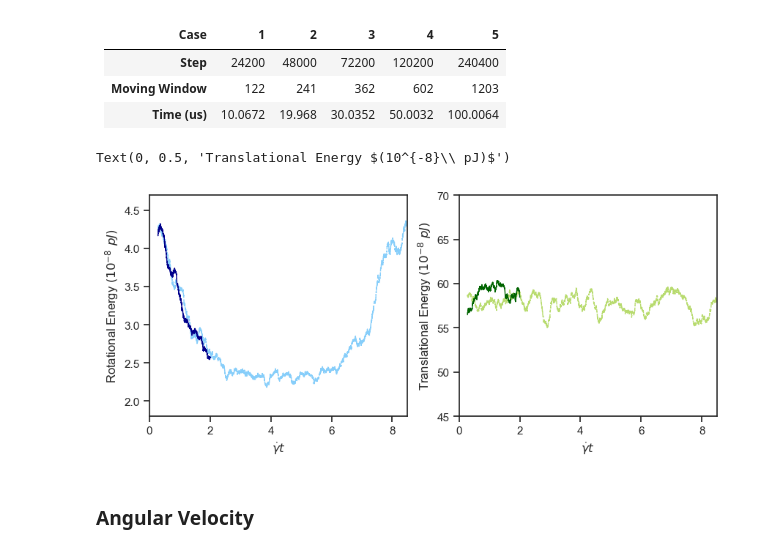
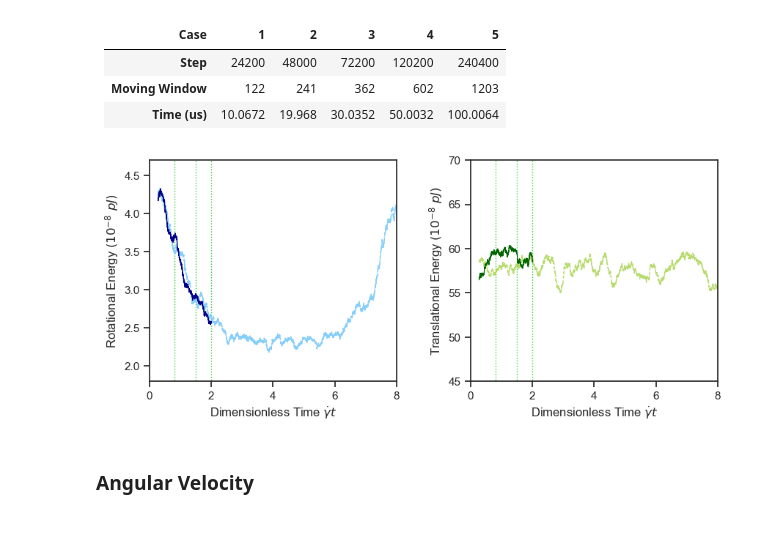
Before and after one commit to gary89git/data_processing, a Jupyter notebook: flip1-30.ipynb, the cells around one changed output. Cells and saved outputs as stored; diff of their text form; code cells hidden in the pictures.

```diff
--- a/flip1-30.ipynb
+++ b/flip1-30.ipynb
@@ -111,6 +111,8 @@ where $T_J$ is the period.
 
 $$\frac{d\theta}{d\dot\gamma t}=\frac{1}{a^2+b^2}\left(b^2\cos^2\theta+a^2\sin^2\theta\right)$$
 # %%
-J_t = np.linspace(0,6050,3001)
-# a, b = 0.818, 1.78   #1, 2.4
+J_t = np.linspace(0,8,800)
+a, b = 0.818, 1.675   #1, 2.4
+J_T = 2*np.pi*(a/b+b/a)/gamma
+print(J_T*gamma/2)
 pivot = (a**2+b**2)*2*np.pi/(a*b*gamma*2)
@@ -121,12 +125,16 @@ J_omega = -2*0.002798 * (a**2 * (np.sin(J_theta+np.pi/2))**2 + b**2 * (np.cos(J_
 # %% [markdown]
 Converting to strain:
 # %%
-x_theta = np.linspace(0,20,500)
-J_theta = np.arctan((b/a) * np.tan((-a*b*x_theta)/(a**2+b**2))) - np.pi/2
-# J_theta = -np.arctan(2.4 * np.tan((2*np.pi*J_t)/J_T + np.pi/2)) - np.pi/2
-J_omega = -2 * (a**2 * (np.sin(J_theta+np.pi/2))**2 + b**2 * (np.cos(J_theta+np.pi/2))**2) / (a**2 + b**2)
+x_theta = np.linspace(0,8,800)
+J_theta = np.arctan((b/a) * np.tan((-a*b*(x_theta))/(a**2+b**2))) - np.pi/2
+J_omega = -2 * gamma * (a**2 * (np.sin(J_theta+np.pi/2))**2 + b**2 * (np.cos(J_theta+np.pi/2))**2) / (a**2 + b**2)
+for i in range(len(J_theta)):
+    if J_theta[i] <= -np.pi/2 and x_theta[i] < 4:
+        J_theta[i] += np.pi/2
+    else:
+        J_theta[i] -= np.pi/2
 # %%
-pline = [644.8,1015.04,1258.4,1778.4,2159.04,2404.48,3265.6,3839.93,4089.28]
+pline = [287.04,536.64,715.52]
 pline = [i*gamma for i in pline]
 # %%
 sns.set_style("ticks") # darkgrid, whitegrid, dark, white, ticks
@@ -342,42 +353,43 @@ print("Done!")
 sns.set_style("ticks") # darkgrid, whitegrid, dark, white, ticks
 sns.set_context("notebook") # paper, notebook, talk, poster
 fig = pl.figure(figsize=(10, 4), dpi=100)
 ax1 = fig.add_subplot(121)
-# for i in range(len(pline)):
-#     ax1.plot([pline[i]]*2, [1,5], color='limegreen', linewidth=1, alpha=1, linestyle=':')
+for i in range(len(pline)):
+    ax1.plot([pline[i]]*2, [1,5], color='limegreen', linewidth=1, alpha=1, linestyle=':')
 
 # ax1.plot(t_sts[w-1:], E_t, linestyle='--', color='yellowgreen', linewidth=1, alpha=0.7, label=r'$E^{sts}_{tr}$')
 ax1.plot(t_sts[w-1:], E_r, linestyle='--', color='lightskyblue', linewidth=1, alpha=1, label=r'$E^{sts}_{ro}$')
 
 # ax1.plot(t_ats, E_ta, linestyle='-', color='darkgreen', linewidth=1, alpha=1, label=r'$E^{ats}_{tr}$')
 ax1.plot(t_ats, E_ra, linestyle='-', color='darkblue', linewidth=1, alpha=1, label=r'$E^{ats}_{ro}$')
 
 # ax1.legend(loc=9, ncol=1, fontsize='large')
-ax1.set_xlim([0,8.5])
+ax1.set_xlim([0,8])
 # ax1.set_xticks(range(0,3001,1000))
 ax1.set_ylim([1.8,4.7])
 # ax1.set_yticks([-1.8+i*0.2 for i in range(11)])
 # ax1.set_yticks([0,-np.pi/2,-np.pi])
 # ax1.set_yticklabels([0,r'$-\frac{\pi}{2}$',r'$-\pi$'])
-ax1.set_xlabel(r'$\dot\gamma t$')
+ax1.set_xlabel(r'Dimensionless Time $\dot\gamma t$')
 ax1.set_ylabel(r'Rotational Energy $(10^{-8}\ pJ)$')
 
 ax2 = fig.add_subplot(122)
+for i in range(len(pline)):
+    ax2.plot([pline[i]]*2, [40,80], color='limegreen', linewidth=1, alpha=1, linestyle=':')
 ax2.plot(t_sts[w-1:], E_t, linestyle='--', color='yellowgreen', linewidth=1, alpha=0.7, label=r'$E^{sts}_{tr}$')
 ax2.plot(t_ats, E_ta, linestyle='-', color='darkgreen', linewidth=1, alpha=1, label=r'$E^{ats}_{to}$')
 # ax2.plot(J_t[1:], J_omega[1:], marker='', color='blue', linewidth=1, alpha=1, label=r'$\omega$')
 # ax2.legend(loc=7, ncol=1,fontsize='large')
-ax2.set_xlim([0,8.5])
+ax2.set_xlim([0,8])
 ax2.set_ylim([45,70])
 # ax2.set_xticks(range(0,3001,500))
-ax2.set_xlabel(r'$\dot\gamma t$')
+ax2.set_xlabel(r'Dimensionless Time $\dot\gamma t$')
 ax2.set_ylabel(r'Translational Energy $(10^{-8}\ pJ)$')
 
 # fig.subplots_adjust(bottom=0.1, right=0.8, top=0.9, wspace = 0.2, hspace = 0.2)
-# fig.subplots_adjust(wspace = 0.3)
+fig.subplots_adjust(wspace = 0.3)
 # %% [output]
-Text(0, 0.5, 'Translational Energy $(10^{-8}\\ pJ)$')
-[figure, old version]
+[figure, new version]
 # %%
 fig.savefig('f1-30E.png', dpi=200, bbox_inches='tight')
 # %% [markdown]
```
Also changed, not shown: parts of 16 cells of this notebook, 2 other files.
